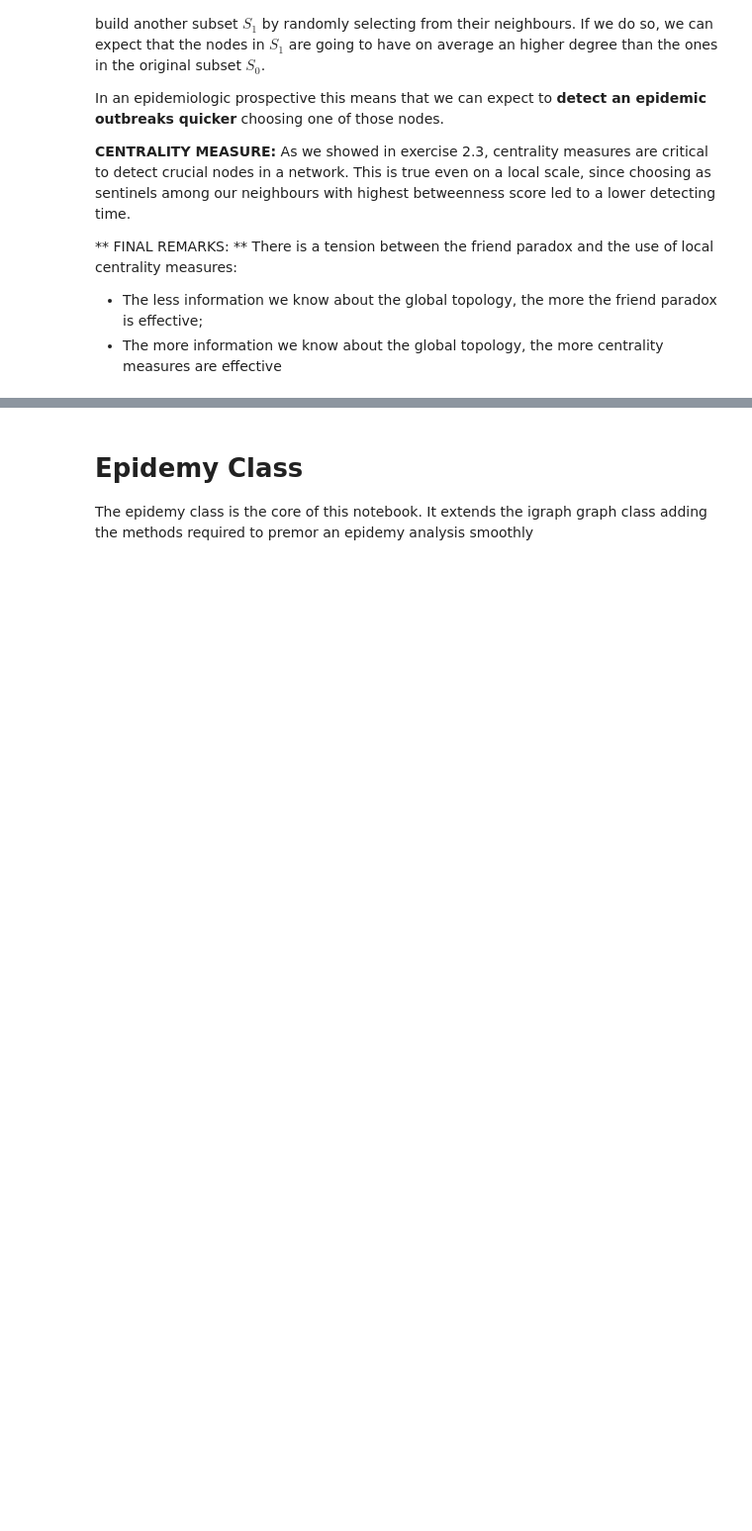
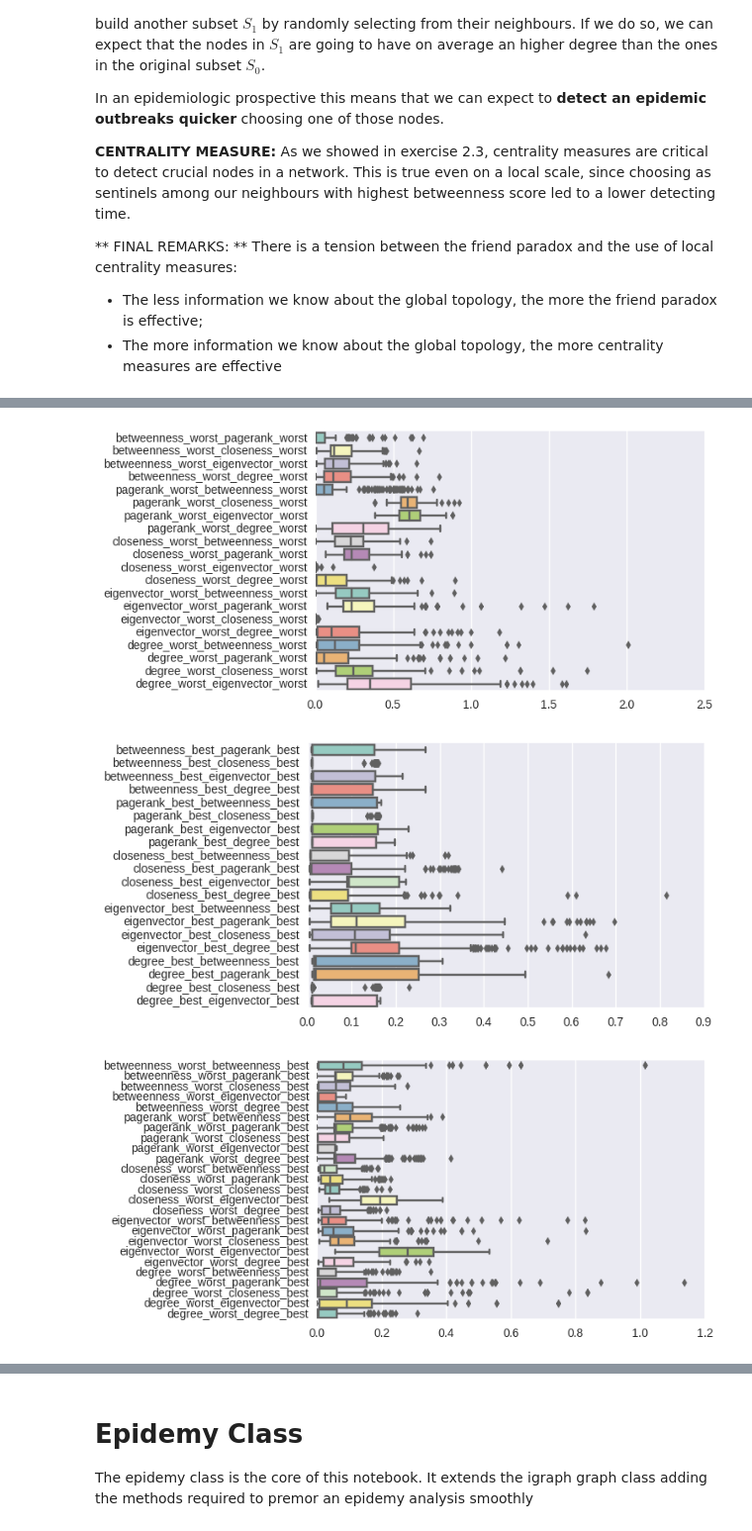
Before and after one commit to aalto1/digitalepidemiology, a Jupyter notebook: hw1_facebook.ipynb, the cells around one changed output, grey strips where cells are left out. Shown at 99% size. Drawn from its saved outputs; the diff is of its cells as text; code cells hidden in the pictures; blank space fills up the shorter version.

```diff
--- a/hw1_facebook.ipynb
+++ b/hw1_facebook.ipynb
@@ -362,5 +398,8 @@ for r in getRankingsPermutation("rankings/facebook/",5):
 # %%
 for df in d4.values():
-    sb.boxplot(df, orient="h", palette="Set3")
-    plt.show()
+    sb.boxplot(df, orient="h", palette="Set3") ,plt.show()
     df.describe()
+# %% [output]
+[figure, added]
+[figure, added]
+[figure, added]
```
Also changed, not shown: parts of 14 cells of this notebook.
